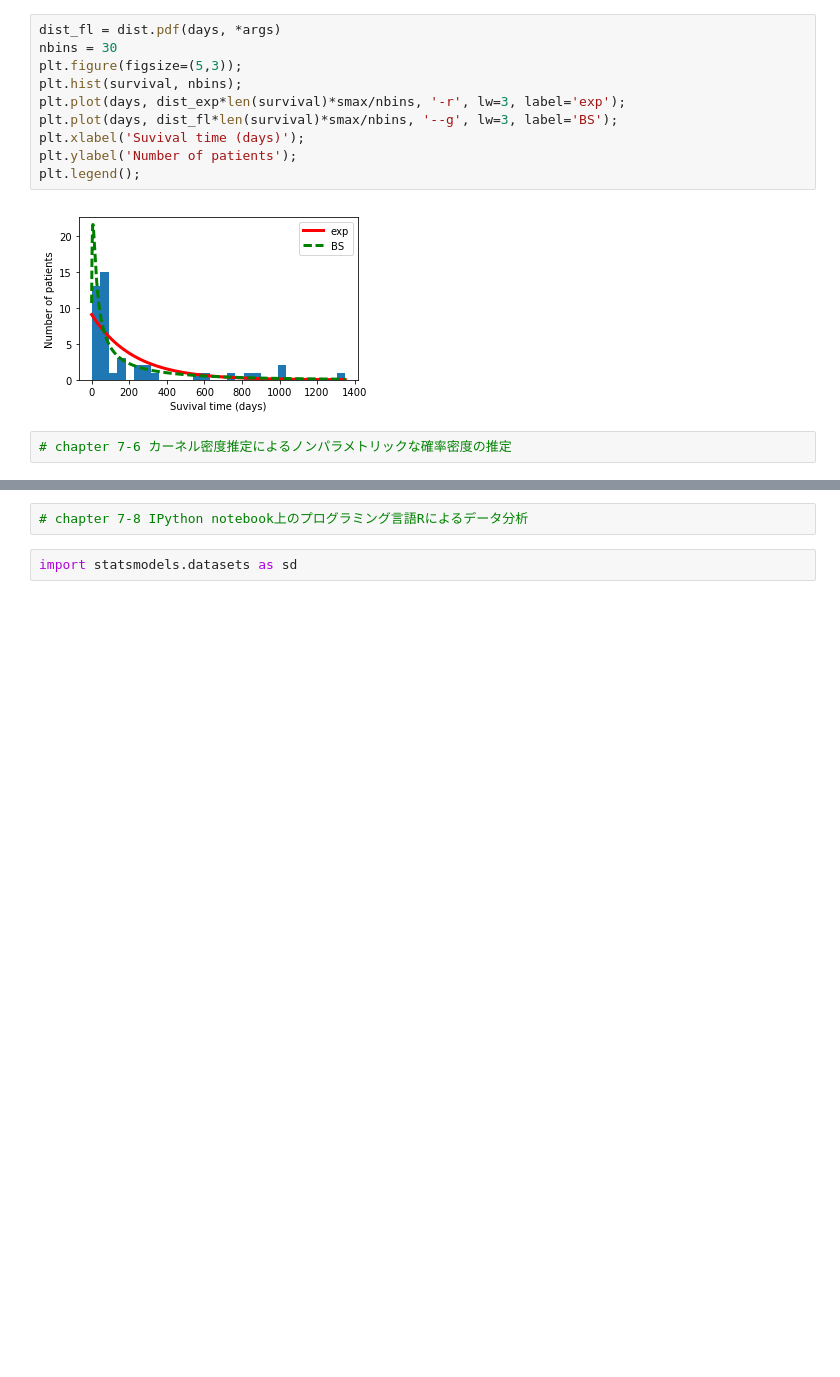
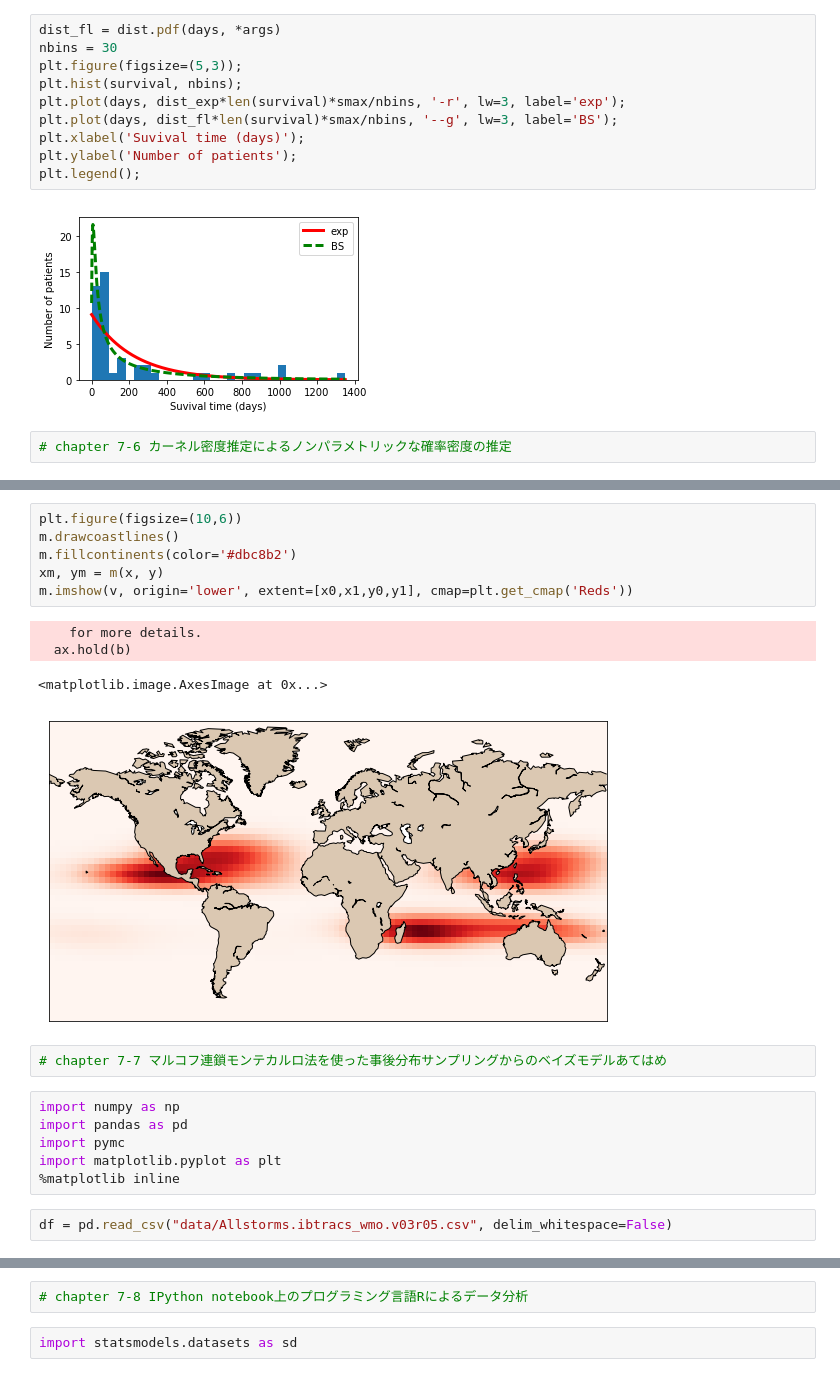
Before and after one commit to discocactus/IPython_DataScienceCookBook, a Jupyter notebook: IPythonDSCB_7.ipynb, the cells around one changed output, grey strips where cells are left out. Cells and saved outputs as stored; diff of their text form; blank space fills up the shorter version.

```diff
--- a/IPythonDSCB_7.ipynb
+++ b/IPythonDSCB_7.ipynb
@@ -294,0 +338,21 @@ ModuleNotFoundError: No module named 'mpl_toolkits.basemap'
+# %%
+plt.figure(figsize=(10,6))
+m.drawcoastlines()
+m.fillcontinents(color='#dbc8b2')
+xm, ym = m(x, y)
+m.imshow(v, origin='lower', extent=[x0,x1,y0,y1], cmap=plt.get_cmap('Reds'))
+# %% [output]
+    for more details.
+  ax.hold(b)
+<matplotlib.image.AxesImage at 0x...>
+[figure, added]
+# %%
+# chapter 7-7 マルコフ連鎖モンテカルロ法を使った事後分布サンプリングからのベイズモデルあてはめ
+# %%
+import numpy as np
+import pandas as pd
+import pymc
+import matplotlib.pyplot as plt
+%matplotlib inline
+# %%
+df = pd.read_csv("data/Allstorms.ibtracs_wmo.v03r05.csv", delim_whitespace=False)
```
Also changed, not shown: parts of 8 cells of this notebook.
